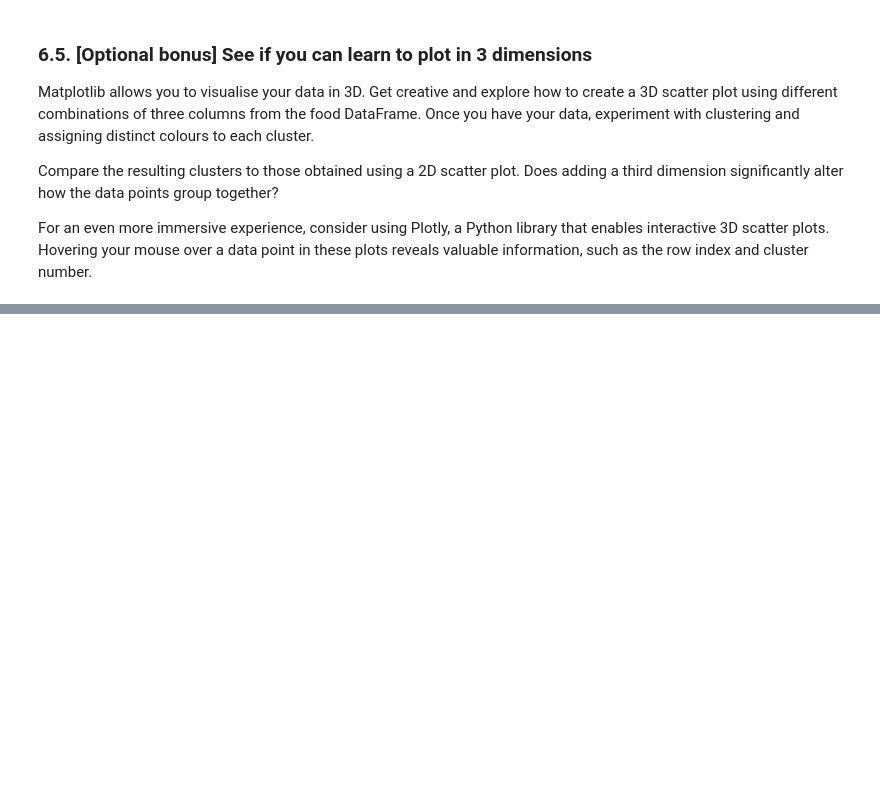
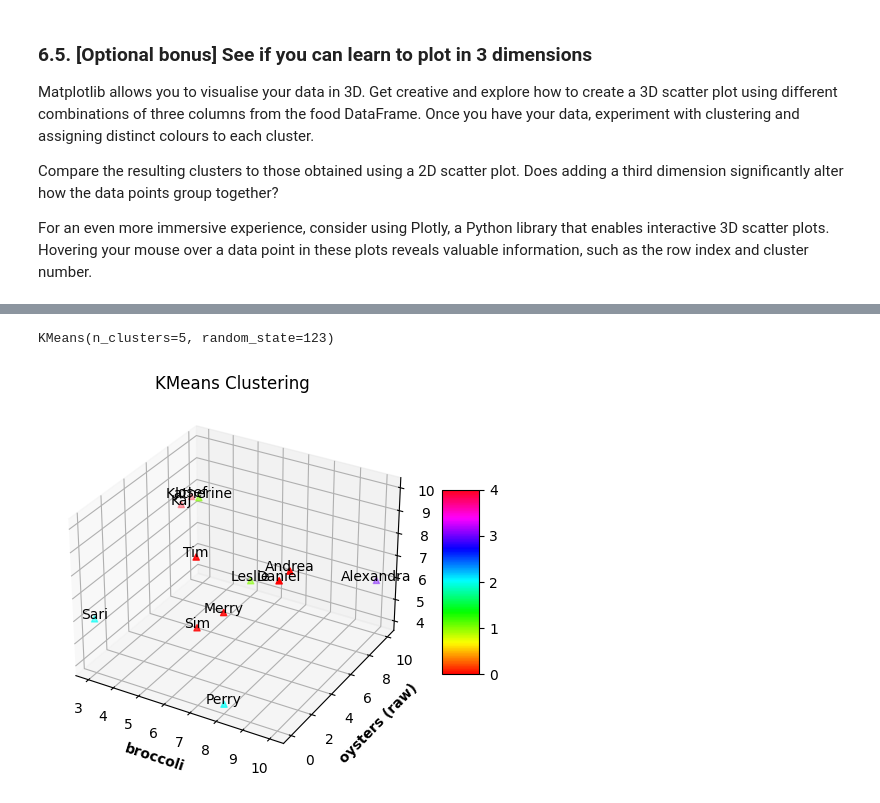
Before and after one commit to PhoenixCC0722/JoinTheGame_Magist, a Jupyter notebook: Chapter6_1_introduction_to_kmeans.ipynb, the cells around one changed output, grey strips where cells are left out. Saved outputs shown, nothing was run; the diff lists cells and outputs as text; code cells hidden in the pictures; blank space fills up the shorter version.

```diff
--- a/Chapter6_1_introduction_to_kmeans.ipynb
+++ b/Chapter6_1_introduction_to_kmeans.ipynb
@@ -293,0 +638,3 @@ For an even more immersive experience, consider using Plotly, a Python library t
+# %%
+three_features_df_01 = foods_df.loc[:, ['broccoli','oysters (raw)', 'olives']].copy()
+three_features_df_01
@@ -293,0 +656,43 @@ For an even more immersive experience, consider using Plotly, a Python library t
+# %%
+my_3d_kmeans_01 = KMeans(n_clusters = 5, # we'll explore how to choose the number of clusters in a later notebook
+                      random_state = random_seed)
+# 3. fit the model to the data
+my_3d_kmeans_01.fit(three_features_df_01)
+# %% [output]
+KMeans(n_clusters=5, random_state=123)
+# %%
+# Create a 3D figure and axes
+fig = plt.figure()
+ax = fig.add_subplot(111, projection='3d')
+
+# Add x, y gridlines
+ax.grid(b = True, color ='grey',
+        linestyle ='-.', linewidth = 0.3,
+        alpha = 0.2)
+
+# Creating color map
+my_cmap = plt.get_cmap('hsv')
+
+# Plot the data points
+sctt = ax.scatter(
+           xs=three_features_df_01.iloc[:, 0],
+           ys=three_features_df_01.iloc[:, 1],
+           zs=three_features_df_01.iloc[:, 2],
+           c=my_3d_kmeans_01.labels_,
+           cmap = my_cmap,
+           marker ='^')
+
+# Annotate the data points
+for idx, row in three_features_df_01.iterrows():
+    ax.text(row["broccoli"], row["oysters (raw)"], row["olives"], idx, ha='center')
+
+# Add labels and title
+ax.set_title('KMeans Clustering')
+ax.set_xlabel(three_features_df_01.columns[0], fontweight ='bold')
+ax.set_ylabel(three_features_df_01.columns[1], fontweight ='bold')
+ax.set_zlabel(three_features_df_01.columns[2], fontweight ='bold')
+fig.colorbar(sctt, ax = ax, shrink = 0.5, aspect = 5)
+# Display the plot
+plt.show()
+# %% [output]
+[figure, added]
```
Also changed, not shown: parts of 31 cells of this notebook.
